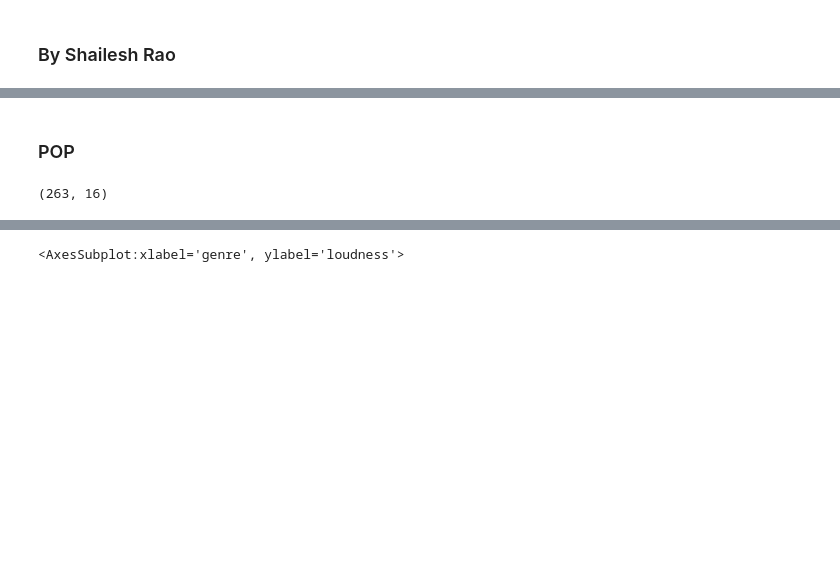
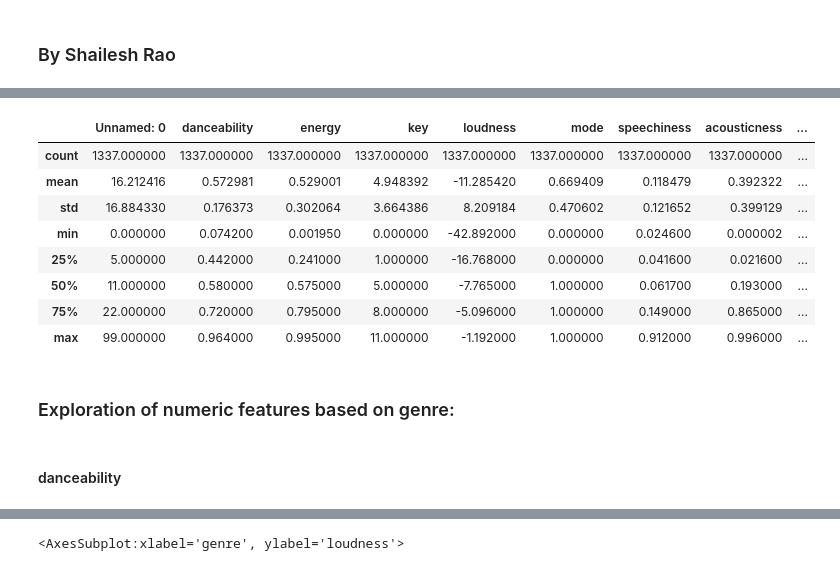
Before and after one commit to shailx383/genre-prediction-model, a Jupyter notebook: genre_classification.ipynb, the cells around one changed output, grey strips where cells are left out. Saved outputs shown, nothing was run; the diff lists cells and outputs as text; code cells hidden in the pictures; blank space fills up the shorter version.

```diff
--- a/genre_classification.ipynb
+++ b/genre_classification.ipynb
@@ -91,2 +42,16 @@ def extract(url):
+# %%
+genre_df.describe()
+# %% [output]
+|  | Unnamed: 0 | danceability | energy | key | loudness | mode | speechiness | acousticness | ... |
+| count | 1337.000000 | 1337.000000 | 1337.000000 | 1337.000000 | 1337.000000 | 1337.000000 | 1337.000000 | 1337.000000 | ... |
+| mean | 16.212416 | 0.572981 | 0.529001 | 4.948392 | -11.285420 | 0.669409 | 0.118479 | 0.392322 | ... |
+| std | 16.884330 | 0.176373 | 0.302064 | 3.664386 | 8.209184 | 0.470602 | 0.121652 | 0.399129 | ... |
+| min | 0.000000 | 0.074200 | 0.001950 | 0.000000 | -42.892000 | 0.000000 | 0.024600 | 0.000002 | ... |
+| 25% | 5.000000 | 0.442000 | 0.241000 | 1.000000 | -16.768000 | 0.000000 | 0.041600 | 0.021600 | ... |
+| 50% | 11.000000 | 0.580000 | 0.575000 | 5.000000 | -7.765000 | 1.000000 | 0.061700 | 0.193000 | ... |
+| 75% | 22.000000 | 0.720000 | 0.795000 | 8.000000 | -5.096000 | 1.000000 | 0.149000 | 0.865000 | ... |
+| max | 99.000000 | 0.964000 | 0.995000 | 11.000000 | -1.192000 | 1.000000 | 0.912000 | 0.996000 | ... |
+# %% [markdown]
+### Exploration of numeric features based on genre:
 # %% [markdown]
-### POP
+#### danceability
@@ -116,4 +57,0 @@ pop_df["genre"] = "POP"
-# %%
-pop_df.shape
-# %% [output]
-(263, 16)
```
Also changed, not shown: parts of 98 cells of this notebook, 4 other files.
